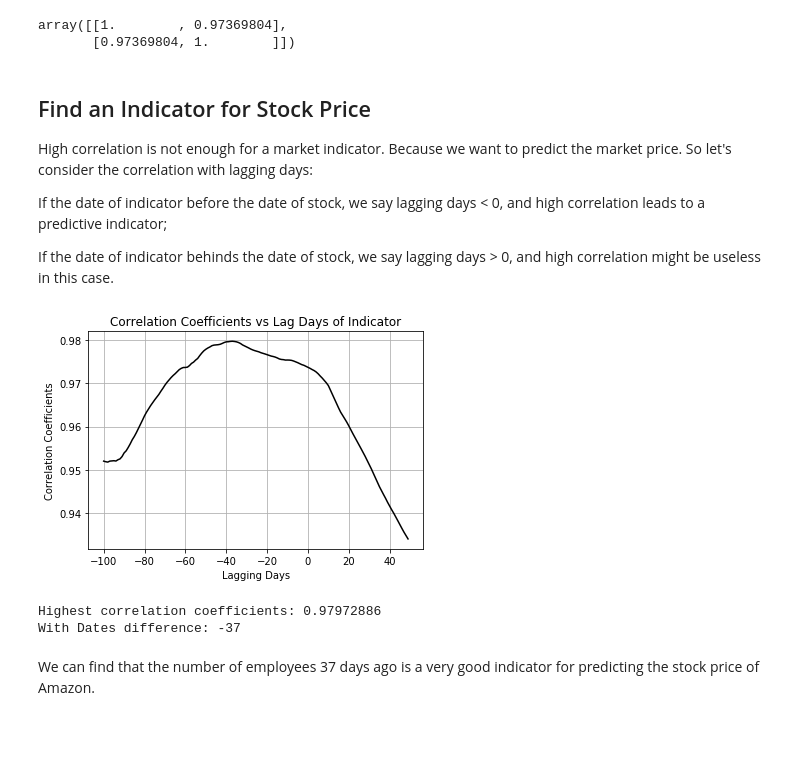
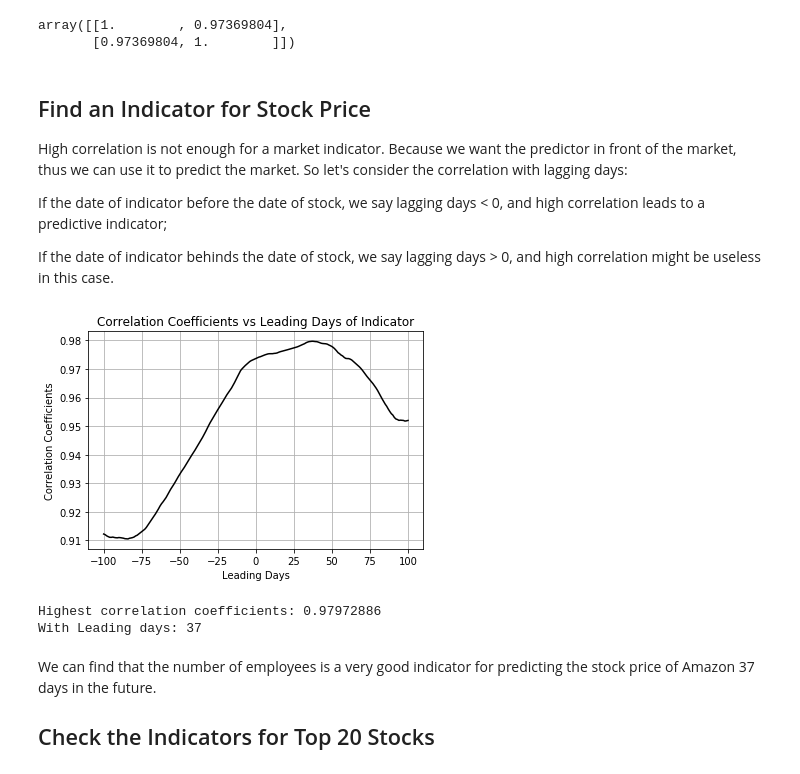
Before and after one commit to yichigo/Stock-From-Linkedin, a Jupyter notebook: S3.ipynb, the cells around one changed output. Drawn from its saved outputs; the diff is of its cells as text; code cells hidden in the pictures; blank space fills up the shorter version.

```diff
--- a/S3.ipynb
+++ b/S3.ipynb
@@ -215,7 +227,7 @@ array([[1.        , 0.97369804],
        [0.97369804, 1.        ]])
 # %% [markdown]
 ## Find an Indicator for Stock Price
-High correlation is not enough for a market indicator. Because we want to predict the market price. So let's consider the correlation with lagging days:
+High correlation is not enough for a market indicator. Because we want the predictor in front of the market, thus we can use it to predict the market. So let's consider the correlation with lagging days:
 
 If the date of indicator before the date of stock, we say lagging days < 0, and high correlation leads to a predictive indicator;
 
@@ -223,35 +235,37 @@ If the date of indicator behinds the date of stock, we say lagging days > 0, and
 # %%
 days = np.array([])
 coefs = np.array([])
-for i in range(-100,50):
+for i in range(-100,100+1):
     x = df_plot['employees_on_platform'].values
     y = df_plot['price'].values
-    if i < 0: # x front y
-        x = x[:i]
-        y = y[-i:]
-    elif i > 0: # x behind y
-        x = x[i:]
-        y = y[:-i]
+    if i > 0: # x lead y
+        x = x[:-i]
+        y = y[i:]
+    elif i < 0: # x lag y
+        x = x[-i:]
+        y = y[:i]
     c = np.corrcoef(x, y)[0,1]
     days = np.append(days,i)
     coefs = np.append(coefs,c)
 
 plt.plot(days,coefs, color = 'black')
-plt.title('Correlation Coefficients vs Lag Days of Indicator')
-plt.xlabel('Lagging Days')
+plt.title('Correlation Coefficients vs Leading Days of Indicator')
+plt.xlabel('Leading Days')
 plt.ylabel('Correlation Coefficients')
 plt.grid(True)
 # %% [output]
-[figure, old version]
+[figure, new version]
 # %%
 idx = np.argmax(coefs)
 print('Highest correlation coefficients: %.10g' % coefs[idx])
-print('With Dates difference: %d' % days[idx] )
+print('With Leading days: %d' % days[idx] )
 # %% [output]
 Highest correlation coefficients: 0.97972886
-With Dates difference: -37
+With Leading days: 37
 # %% [markdown]
-We can find that the number of employees 37 days ago is a very good indicator for predicting the stock price of Amazon.
+We can find that the number of employees is a very good indicator for predicting the stock price of Amazon 37 days in the future.
+
+## Check the Indicators for Top 20 Stocks
 # %%
 corrcoefs = np.array([])
 lag_days =  np.array([])
```
Also changed, not shown: parts of 5 cells of this notebook, 11 other files.
